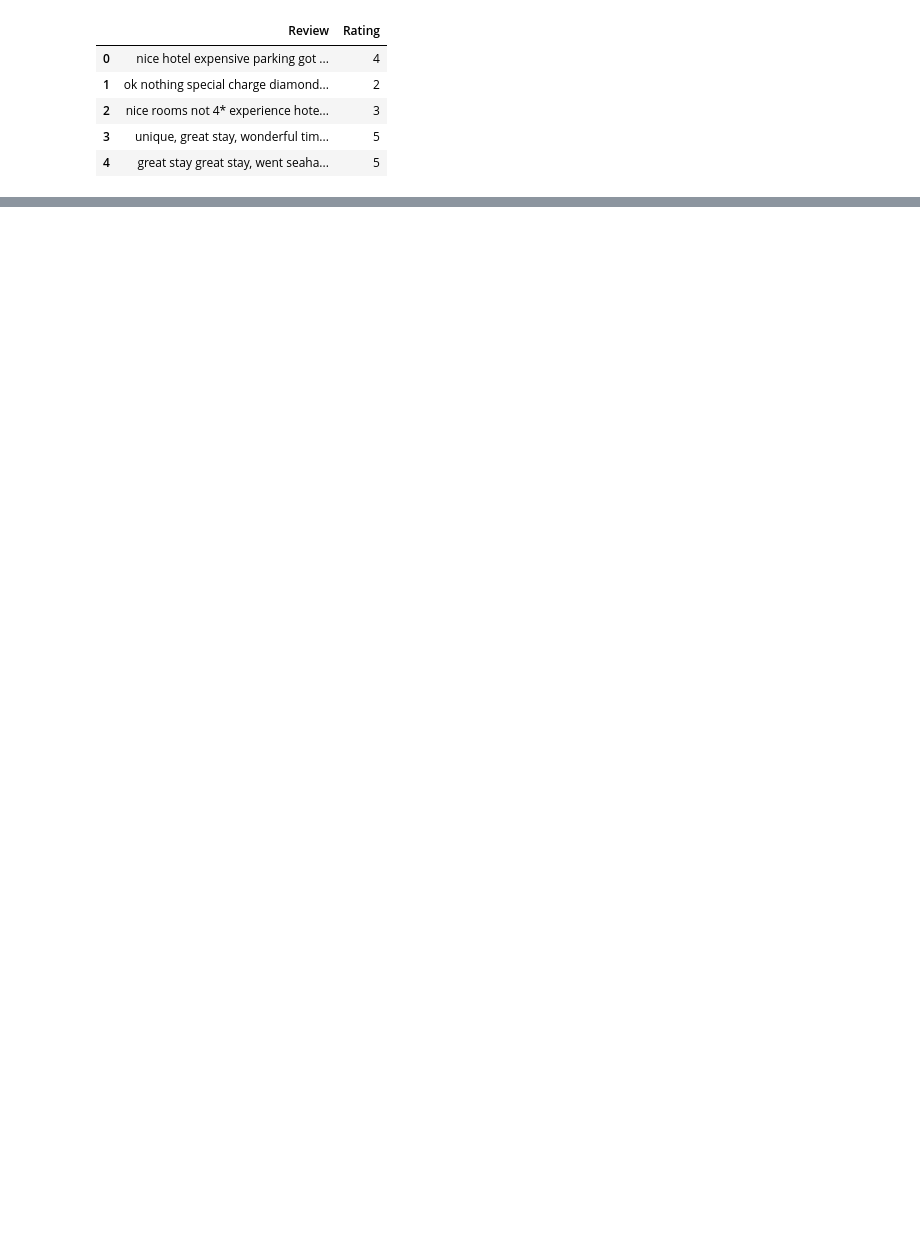
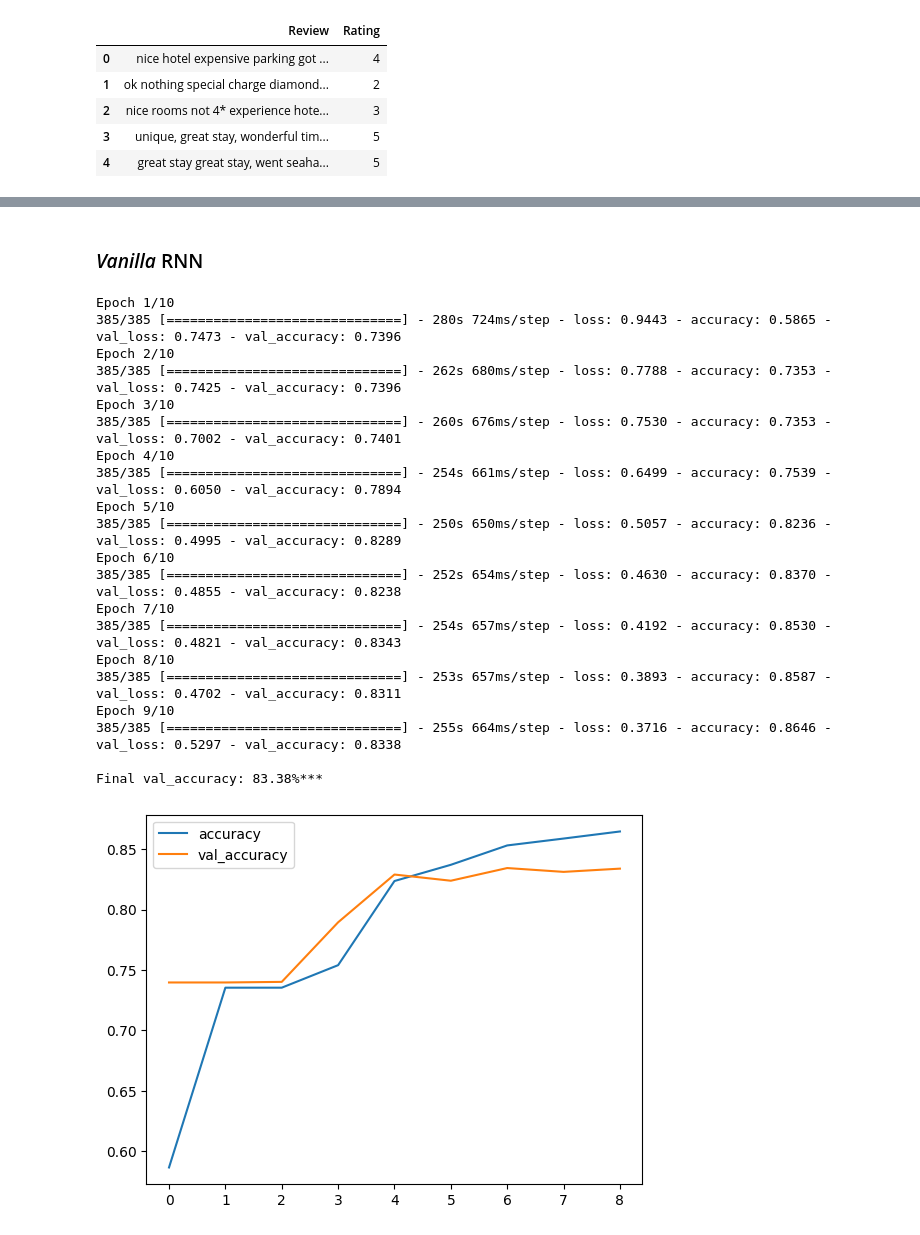
Before and after one commit to dsabljic/UUI-NLP-u-ugostiteljstvu, a Jupyter notebook: SentimentAnalysis.ipynb, the cells around one changed output, grey strips where cells are left out. Drawn from its saved outputs; the diff is of its cells as text; code cells hidden in the pictures; blank space fills up the shorter version.

```diff
--- a/SentimentAnalysis.ipynb
+++ b/SentimentAnalysis.ipynb
@@ -263,20 +268,42 @@ def plot_metrics(history):
     metrics = pd.DataFrame(history.history)
     metrics[['accuracy', 'val_accuracy']].plot()
     metrics[['loss', 'val_loss']].plot()
+# %% [markdown]
+### *Vanilla* RNN
 # %%
-model = tf.keras.models.Sequential([
+model3 = tf.keras.models.Sequential([
     encoder,
-    tf.keras.layers.Embedding(vocab_size, 8),
-    # tf.keras.layers.Bidirectional(tf.keras.layers.LSTM(32)),
-    SimpleRNN(32),
-    tf.keras.layers.Dropout(0.2),
-    tf.keras.layers.Dense(8, activation='relu'),
-    tf.keras.layers.Dropout(0.2),
+    tf.keras.layers.Embedding(len(encoder.get_vocabulary()), 32, mask_zero = True),
+    tf.keras.layers.SimpleRNN(32),
+    tf.keras.layers.Dropout(0.5),
+    tf.keras.layers.Dense(32, activation='relu'),
     tf.keras.layers.Dense(3, activation='softmax')])
 
-model.compile(optimizer=Adam(learning_rate=1e-4), loss='sparse_categorical_crossentropy', metrics=['accuracy'])
+model3.compile(optimizer=Adam(learning_rate=1e-4), loss='sparse_categorical_crossentropy', metrics=['accuracy'])
 
-history = model.fit(train_ds, epochs=10, validation_data=val_ds, callbacks=[tf.keras.callbacks.EarlyStopping(patience=3, monitor="val_accuracy")])
-print(f"\n***Final val_accuracy: {history.history['val_accuracy'][-1]:.2%}***\n")
+history = model3.fit(train_ds, epochs=10, validation_data=val_ds, callbacks=[tf.keras.callbacks.EarlyStopping(patience=2, monitor="val_accuracy")])
+print(f"\nFinal val_accuracy: {history.history['val_accuracy'][-1]:.2%}***\n")
 
 plot_metrics(history)
+# %% [output]
+Epoch 1/10
+385/385 [==============================] - 280s 724ms/step - loss: 0.9443 - accuracy: 0.5865 - val_loss: 0.7473 - val_accuracy: 0.7396
+Epoch 2/10
+385/385 [==============================] - 262s 680ms/step - loss: 0.7788 - accuracy: 0.7353 - val_loss: 0.7425 - val_accuracy: 0.7396
+Epoch 3/10
+385/385 [==============================] - 260s 676ms/step - loss: 0.7530 - accuracy: 0.7353 - val_loss: 0.7002 - val_accuracy: 0.7401
+Epoch 4/10
+385/385 [==============================] - 254s 661ms/step - loss: 0.6499 - accuracy: 0.7539 - val_loss: 0.6050 - val_accuracy: 0.7894
+Epoch 5/10
+385/385 [==============================] - 250s 650ms/step - loss: 0.5057 - accuracy: 0.8236 - val_loss: 0.4995 - val_accuracy: 0.8289
+Epoch 6/10
+385/385 [==============================] - 252s 654ms/step - loss: 0.4630 - accuracy: 0.8370 - val_loss: 0.4855 - val_accuracy: 0.8238
+Epoch 7/10
+385/385 [==============================] - 254s 657ms/step - loss: 0.4192 - accuracy: 0.8530 - val_loss: 0.4821 - val_accuracy: 0.8343
+Epoch 8/10
+385/385 [==============================] - 253s 657ms/step - loss: 0.3893 - accuracy: 0.8587 - val_loss: 0.4702 - val_accuracy: 0.8311
+Epoch 9/10
+385/385 [==============================] - 255s 664ms/step - loss: 0.3716 - accuracy: 0.8646 - val_loss: 0.5297 - val_accuracy: 0.8338
+
+Final val_accuracy: 83.38%***
+[figure, added]
```
Also changed, not shown: parts of 9 cells of this notebook.
